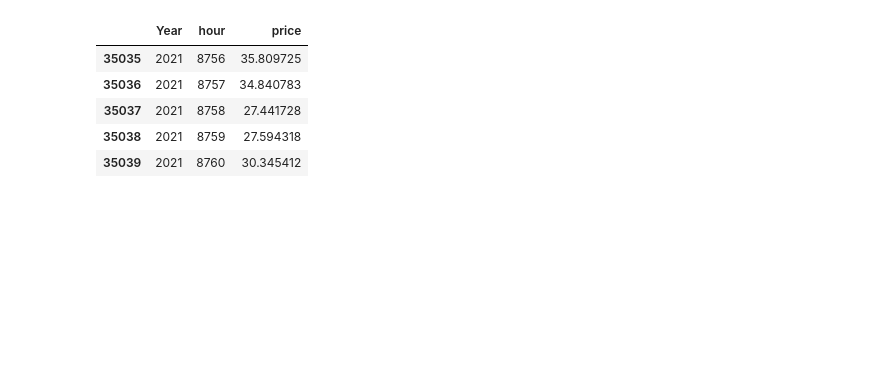
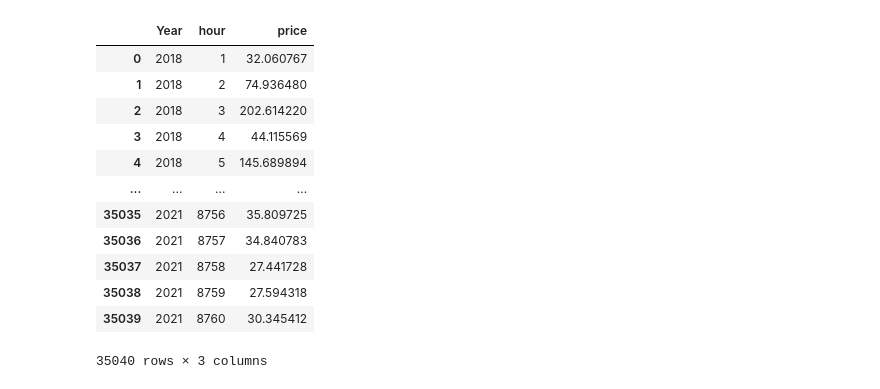
Before and after one commit to idaholab/FORCE, a Jupyter notebook: use_cases/IES_Feb23/train/ARMA_metrics.ipynb, the cells around one changed output. Saved outputs shown, nothing was run; the diff lists cells and outputs as text; code cells hidden in the pictures; blank space fills up the shorter version.

```diff
--- a/use_cases/IES_Feb23/train/ARMA_metrics.ipynb
+++ b/use_cases/IES_Feb23/train/ARMA_metrics.ipynb
@@ -4,20 +4,29 @@ import seaborn as sns
 import numpy as np
 import matplotlib.pyplot as plt
 # %%
-synthetic_df = pd.read_csv('./Output_2018_2021_Braidwood_periodic/synthetic.csv')
+filename = './Output_2018_2021_Braidwood_periodic/synthetic.csv'
+synthetic_df = pd.read_csv(filename)
+tag = filename.split('/')[1][7:]
 synthetic_df.head()
 #only keep first 4 years of data
 synthetic_df = synthetic_df[synthetic_df['Year']<=2021]
 # Remove useless data
 synthetic_df.drop(columns=['scaling', 'RAVEN_sample_ID','prefix', 'PointProbability', 'ProbabilityWeight'], inplace=True)
-synthetic_df.tail()
+synthetic_df
 # %% [output]
 |  | Year | hour | price |
+| 0 | 2018 | 1 | 32.060767 |
+| 1 | 2018 | 2 | 74.936480 |
+| 2 | 2018 | 3 | 202.614220 |
+| 3 | 2018 | 4 | 44.115569 |
+| 4 | 2018 | 5 | 145.689894 |
+| ... | ... | ... | ... |
 | 35035 | 2021 | 8756 | 35.809725 |
 | 35036 | 2021 | 8757 | 34.840783 |
 | 35037 | 2021 | 8758 | 27.441728 |
 | 35038 | 2021 | 8759 | 27.594318 |
 | 35039 | 2021 | 8760 | 30.345412 |
+35040 rows × 3 columns
 # %%
 # Read and concatenate historical data
 files = ['2018_Braidwood.csv', '2019_Braidwood.csv', '2020_Braidwood.csv', '2021_Braidwood.csv']
```
Also changed, not shown: parts of 12 cells of this notebook.
